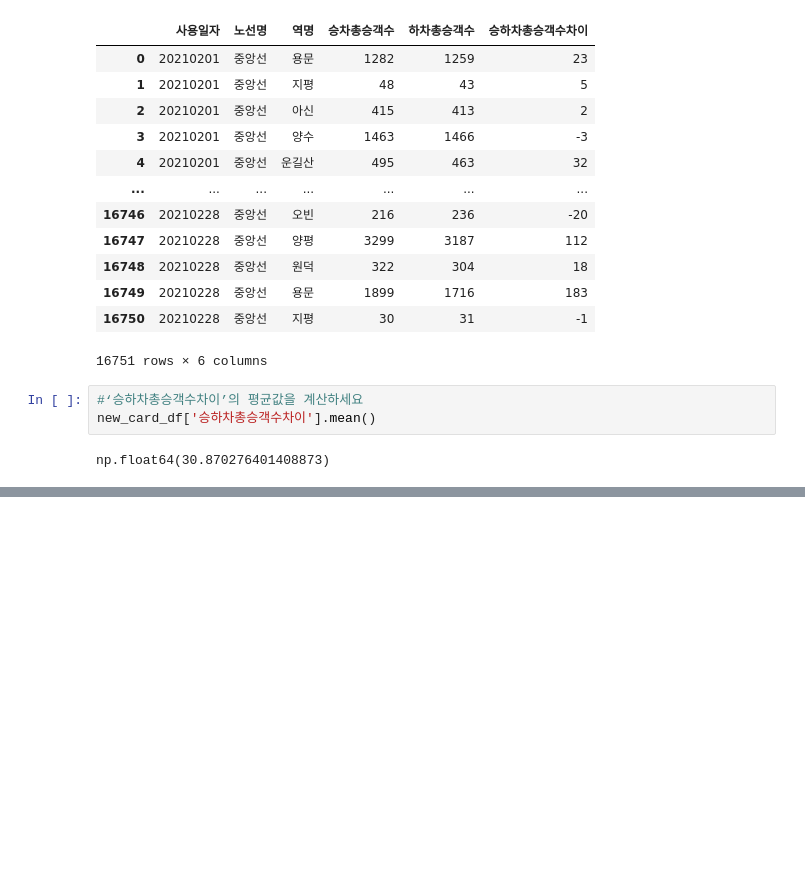
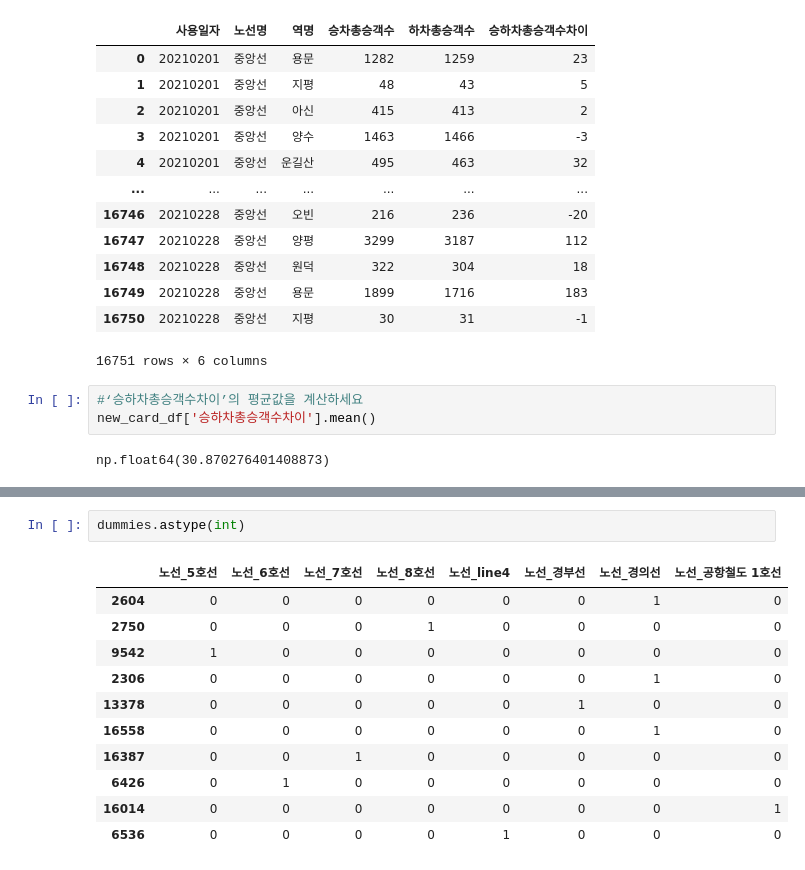
Before and after one commit to gayeoniee/data_anal_rep, a Jupyter notebook: 8. 데이터전처리2.ipynb, the cells around one changed output, grey strips where cells are left out. Cells and saved outputs as stored; diff of their text form; blank space fills up the shorter version.

```diff
--- a/8. 데이터전처리2.ipynb
+++ b/8. 데이터전처리2.ipynb
@@ -710,0 +771,14 @@ sample_df
+# %%
+dummies.astype(int)
+# %% [output]
+|  | 노선_5호선 | 노선_6호선 | 노선_7호선 | 노선_8호선 | 노선_line4 | 노선_경부선 | 노선_경의선 | 노선_공항철도 1호선 |
+| 2604 | 0 | 0 | 0 | 0 | 0 | 0 | 1 | 0 |
+| 2750 | 0 | 0 | 0 | 1 | 0 | 0 | 0 | 0 |
+| 9542 | 1 | 0 | 0 | 0 | 0 | 0 | 0 | 0 |
+| 2306 | 0 | 0 | 0 | 0 | 0 | 0 | 1 | 0 |
+| 13378 | 0 | 0 | 0 | 0 | 0 | 1 | 0 | 0 |
+| 16558 | 0 | 0 | 0 | 0 | 0 | 0 | 1 | 0 |
+| 16387 | 0 | 0 | 1 | 0 | 0 | 0 | 0 | 0 |
+| 6426 | 0 | 1 | 0 | 0 | 0 | 0 | 0 | 0 |
+| 16014 | 0 | 0 | 0 | 0 | 0 | 0 | 0 | 1 |
+| 6536 | 0 | 0 | 0 | 0 | 1 | 0 | 0 | 0 |
```
Also changed, not shown: parts of 11 cells of this notebook.
